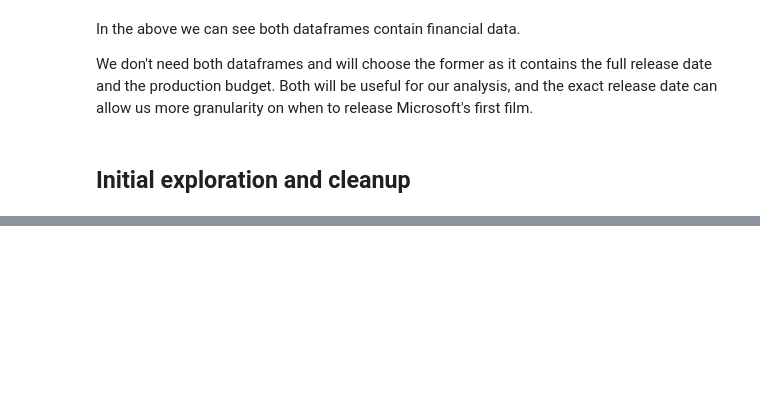
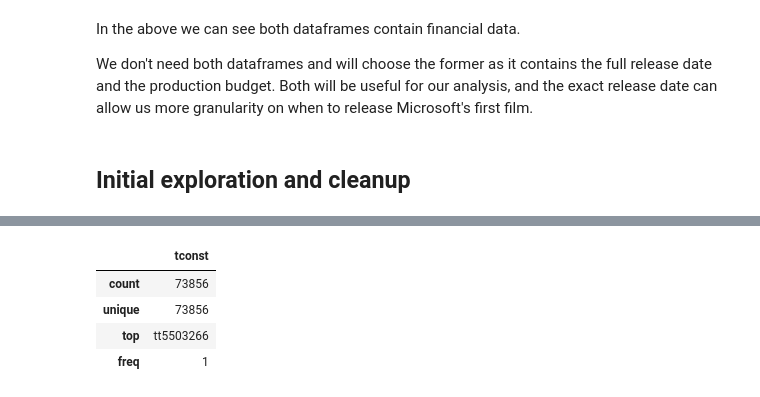
Before and after one commit to EdAlexc/dsc-mod-1-project-v2-1-online-ds-sp-000, a Jupyter notebook: student.ipynb, the cells around one changed output, grey strips where cells are left out. Cells and saved outputs as stored; diff of their text form; code cells hidden in the pictures; blank space fills up the shorter version.

```diff
--- a/student.ipynb
+++ b/student.ipynb
@@ -216,0 +244,11 @@ Here we see potentially incorrect datatypes as well as some missing values. I'll
+# %%
+df_imdb_title_ratings.describe(include=np.object)
+# Given our initial lookthrough, and that
+# the "tconst" column contains all unique values
+# we can safely assume they are primery and a foreign key.
+# %% [output]
+|  | tconst |
+| count | 73856 |
+| unique | 73856 |
+| top | tt5503266 |
+| freq | 1 |
```
Also changed, not shown: parts of 14 cells of this notebook.
